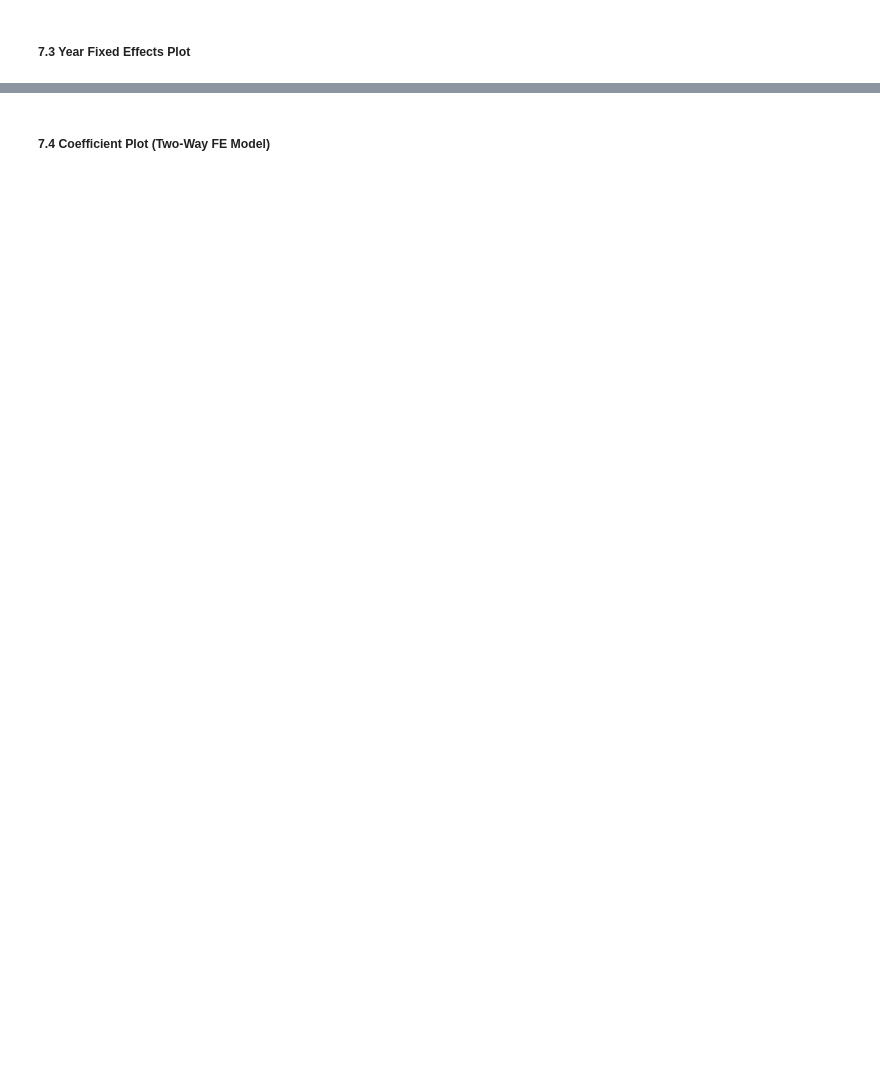
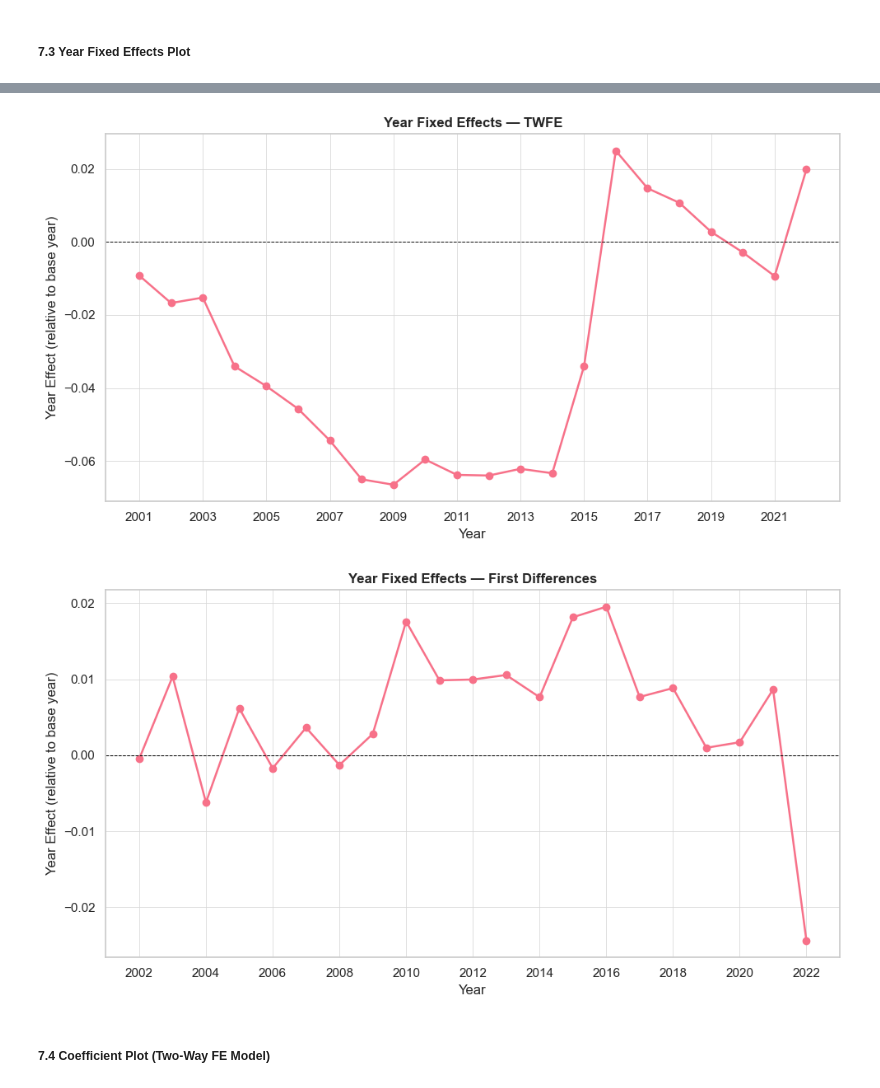
Before and after one commit to priyadarshanparida/kuznets-hypothesis-growth-vs-sustainability-buan6312, a Jupyter notebook: code/growth-vs-sustainability-panel.ipynb, the cells around one changed output, grey strips where cells are left out. Cells and saved outputs as stored; diff of their text form; code cells hidden in the pictures; blank space fills up the shorter version.

```diff
--- a/code/growth-vs-sustainability-panel.ipynb
+++ b/code/growth-vs-sustainability-panel.ipynb
@@ -898,2 +1161,57 @@ plt.show()
+# %%
+def plot_year_fe(model, title="Year Fixed Effects Plot"):
+    """
+    Plots year fixed effects for both:
+    - TWFE models (year FE stored as integers)
+    - FD models  (year FE stored as strings 'd_2002')
+    """
+
+    # Extract year FE coefficients
+    year_coefs = model.params[
+        model.params.index.map(
+            lambda x: (
+                isinstance(x, int)          # TWFE: 2002, 2003, ...
+                or (isinstance(x, str)
+                    and x.startswith("d_")
+                    and x[2:].isdigit())    # FD: 'd_2002'
+            )
+        )
+    ]
+
+    # Convert index to numeric year values
+    years = np.array([
+        int(x) if isinstance(x, int) else int(x[2:])
+        for x in year_coefs.index
+    ])
+
+    sns.set_theme(style="whitegrid")
+    plt.rc('grid', color='0.85', linestyle='-', linewidth=0.6)
+
+    plt.figure(figsize=(10, 5.5))
+
+    # Sort by year to avoid jagged ordering + float axis artifacts
+    sort_idx = np.argsort(years)
+    years = years[sort_idx]
+    vals = year_coefs.values[sort_idx]
+
+    plt.plot(years, vals, marker="o",
+             linewidth=1.8, color=sns.color_palette("husl", 1)[0])
+
+    plt.xticks(years[::2])
+
+    plt.axhline(0, color="black", linestyle="--", linewidth=0.7)
+
+    plt.title(title, weight="bold")
+    plt.xlabel("Year")
+    plt.ylabel("Year Effect (relative to base year)")
+    plt.grid(True)
+    plt.tight_layout()
+    plt.show()
+
+plot_year_fe(fe_tw, title="Year Fixed Effects — TWFE")
+plot_year_fe(fe_fd, title="Year Fixed Effects — First Differences")
+# %% [output]
+[figure, added]
+[figure, added]
 # %% [markdown]
 ##### 7.4 Coefficient Plot (Two-Way FE Model)
```
Also changed, not shown: parts of 33 cells of this notebook.
